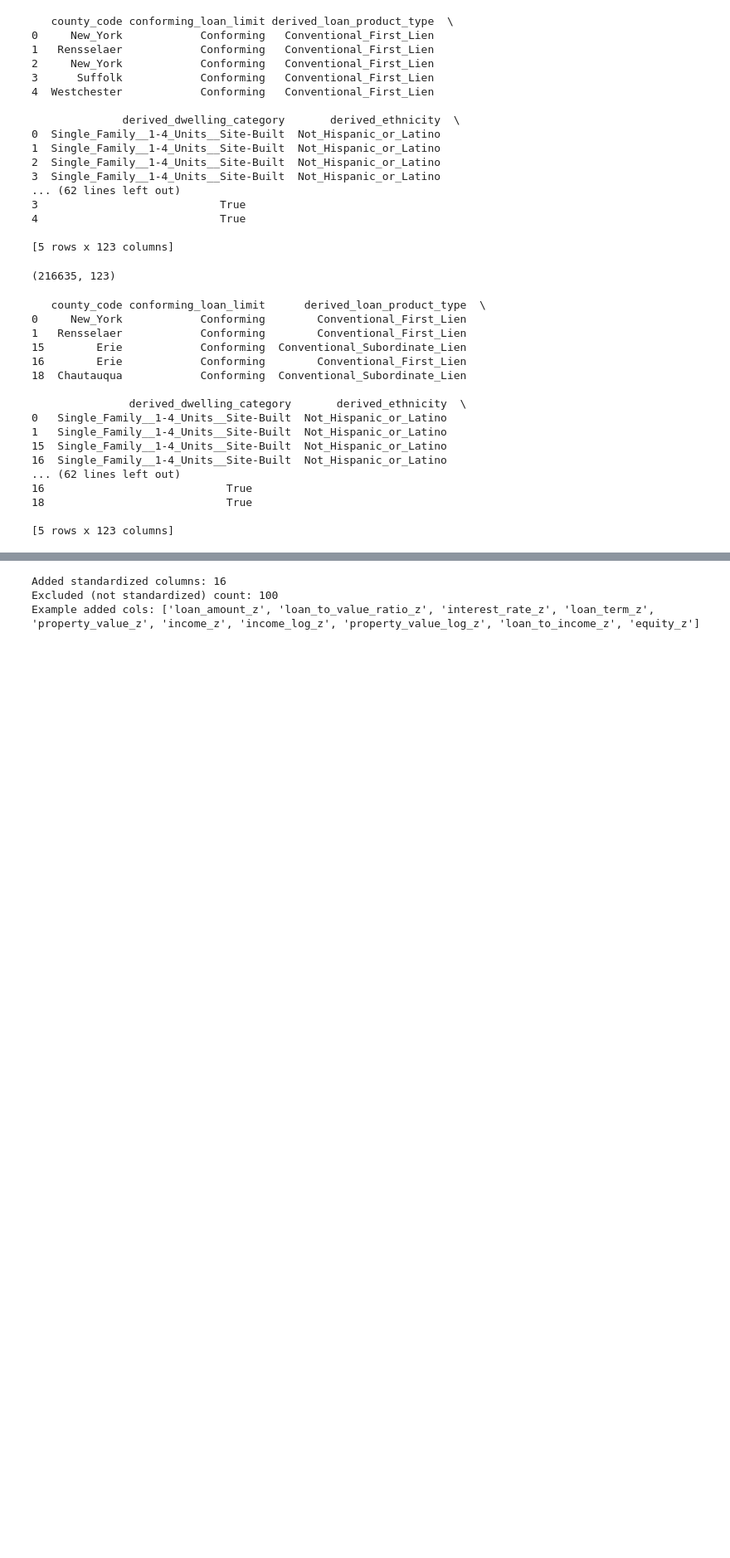
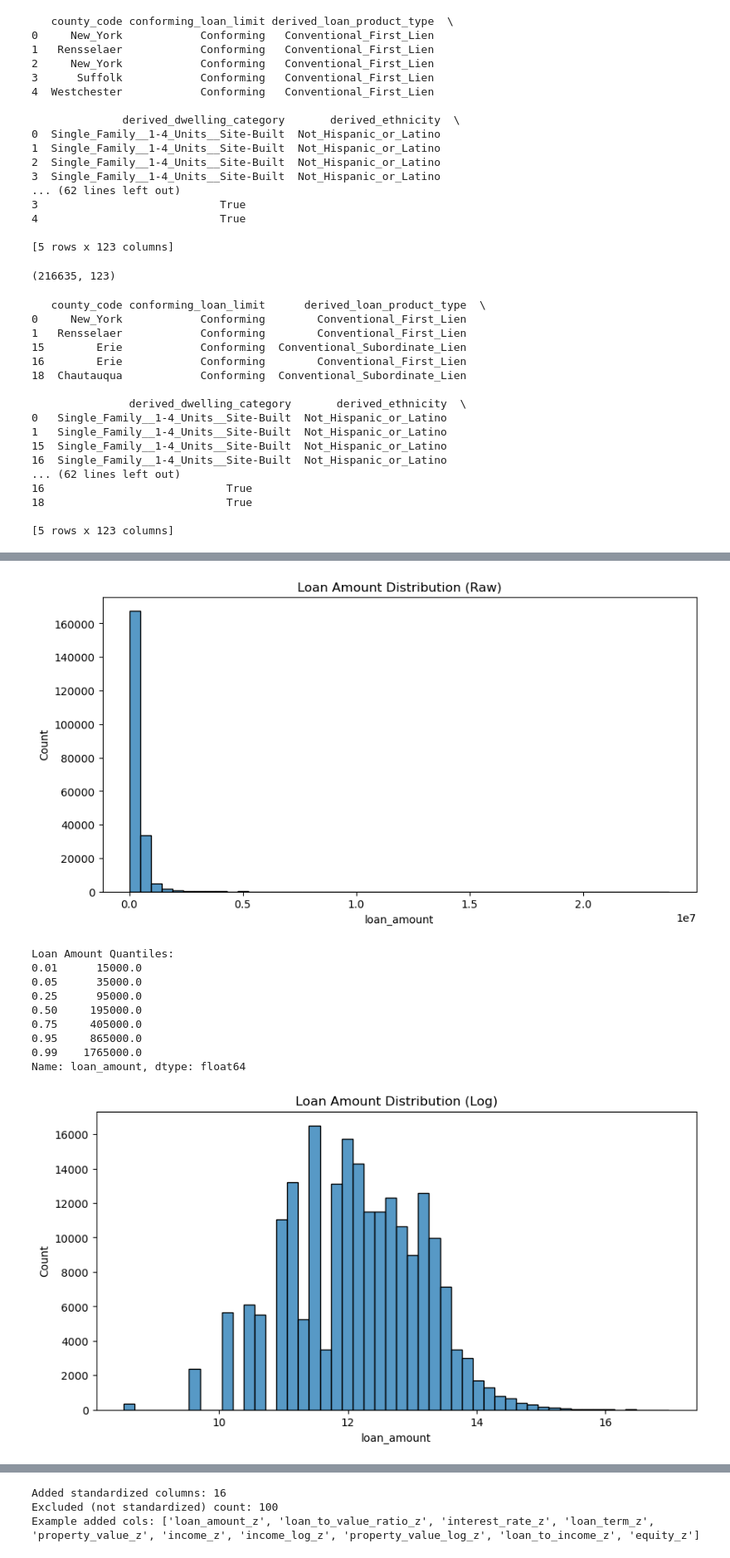
Before and after one commit to zeeliu7/hmda-ny-2024-analytics, a Jupyter notebook: hmda_ny_2024_analysis.ipynb, the cells around one changed output, grey strips where cells are left out. Shown at 83% size. Saved outputs shown, nothing was run; the diff lists cells and outputs as text; code cells hidden in the pictures; blank space fills up the shorter version.

```diff
--- a/hmda_ny_2024_analysis.ipynb
+++ b/hmda_ny_2024_analysis.ipynb
@@ -462,0 +555,47 @@ print(df.head())
+# %%
+# Loan Amount Distribution (raw)
+
+# convert loan_ammount to numeric
+df["loan_amount"] = to_numeric_series(df["loan_amount"])
+
+# drop missing values
+loan_amt = df["loan_amount"].dropna()
+
+# plot distribution
+plt.figure(figsize = (10, 5))
+sns.histplot(loan_amt, bins = 50)
+plt.title("Loan Amount Distribution (Raw)")
+plt.savefig("figures/loan_amount_distribution_raw.png",
+            dpi=300,
+            bbox_inches="tight")
+plt.show()
+
+print("Loan Amount Quantiles:")
+print(loan_amt.quantile([0.01, 0.05, 0.25, 0.5, 0.75, 0.95, 0.99]))
+
+
+# Loan Amount Distribution (Log)
+loan_amt_log = np.log1p(loan_amt)
+
+plt.figure(figsize = (10, 5))
+sns.histplot(loan_amt_log, bins = 50)
+plt.title("Loan Amount Distribution (Log)")
+plt.savefig("figures/loan_amount_distribution_log.png",
+            dpi=300,
+            bbox_inches="tight")
+plt.show()
+
+print("Log Loan Amount Quantiles:")
+print(loan_amt_log.quantile([0.01, 0.05, 0.25, 0.5, 0.75, 0.95, 0.99]))
+# %% [output]
+[figure, added]
+Loan Amount Quantiles:
+0.01      15000.0
+0.05      35000.0
+0.25      95000.0
+0.50     195000.0
+0.75     405000.0
+0.95     865000.0
+0.99    1765000.0
+Name: loan_amount, dtype: float64
+[figure, added]
```
Also changed, not shown: parts of 26 cells of this notebook.
